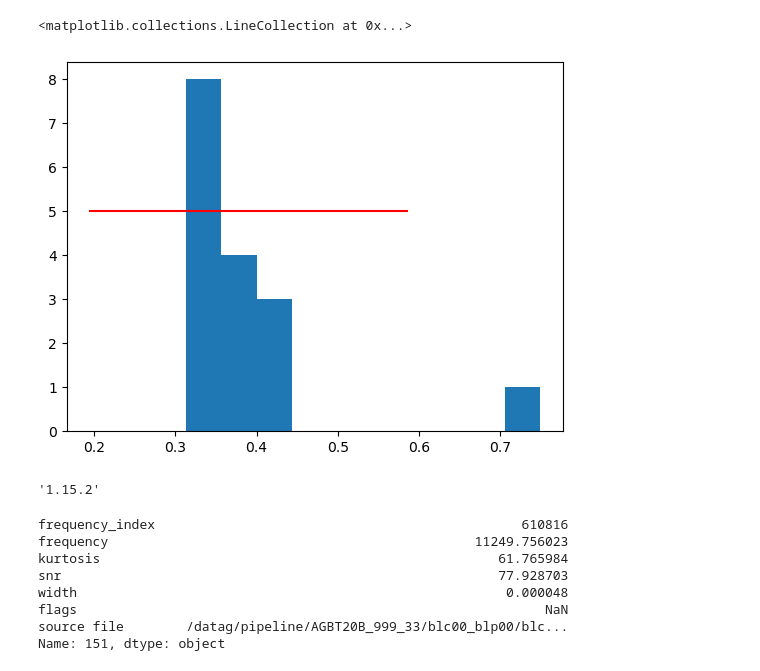
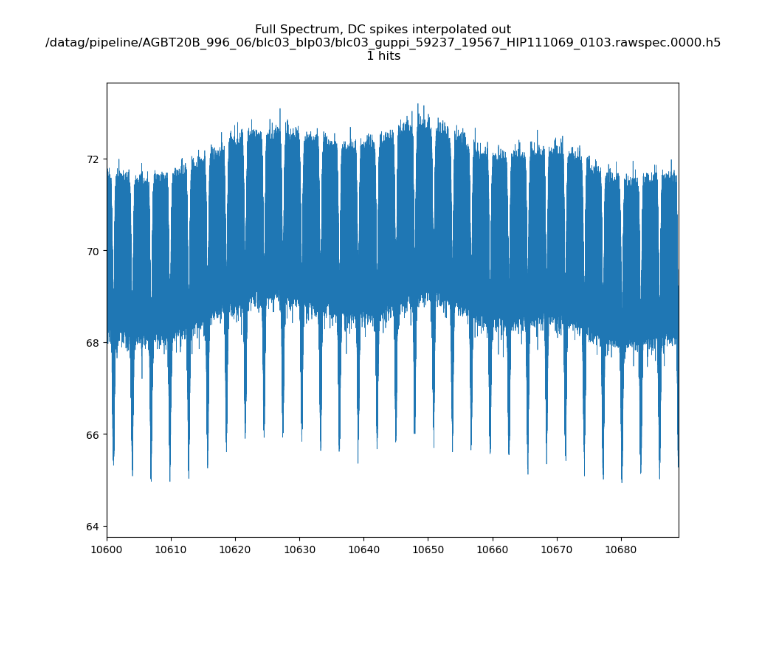
Before and after one commit to andres-luengo/bart, a Jupyter notebook: experiments/inspect_hits.ipynb, the cells around one changed output. Saved outputs shown, nothing was run; the diff lists cells and outputs as text; code cells hidden in the pictures; blank space fills up the shorter version.

Commit message:
look at full spectrum

```diff
--- a/experiments/inspect_hits.ipynb
+++ b/experiments/inspect_hits.ipynb
@@ -288,11 +252,0 @@ clipped_snrs, _, _ = scipy.stats.sigmaclip(snrs, 2, 2)
-# %%
-clipped_snrs.shape
-plt.hist(snrs)
-plt.hlines(5, np.mean(snrs) - 2*np.std(snrs), np.mean(snrs) + 2*np.std(snrs), color='red')
-# %% [output]
-<matplotlib.collections.LineCollection at 0x...>
-[figure, removed]
-# %%
-scipy.__version__
-# %% [output]
-'1.15.2'
@@ -306,0 +257,21 @@ def save_hit_fig(hit, title=None, filename='image.png'):
+# %%
+strip = 10 * np.log10(f['data'][8, 0, :])
+for i in range(nfpc//2, len(strip), nfpc):
+    strip[i] = (strip[i-1] + strip[i+1]) / 2
+
+freqs = np.linspace(fch1, fch1 + foff*nchans, len(strip))
+# %%
+fig = plt.figure(figsize=(10, 8))
+fig.suptitle(f'Full Spectrum, DC spikes interpolated out\n{f.filename}\n{len(df):,} hits')
+
+ax = fig.add_subplot()
+
+ax.plot(freqs, strip, linewidth=0.5)
+if meta.get('min_freq') is not None:
+    ax.set_xlim(left=max(meta['min_freq'], fch1 + foff*nchans))
+if meta.get('max_freq') is not None:
+    ax.set_xlim(right=min(meta['max_freq'], fch1))
+
+fig.savefig(OUTDIR/'spectrum.png', transparent=False)
+# %% [output]
+[figure, added]
@@ -325,11 +302,0 @@ for i, (idx, bright_hit) in enumerate(bright_df.iterrows()):
-# %%
-normal_hit
-# %% [output]
-frequency_index                                               610816
-frequency                                               11249.756023
-kurtosis                                                   61.765984
-snr                                                        77.928703
-width                                                       0.000048
-flags                                                            NaN
-source file        /datag/pipeline/AGBT20B_999_33/blc00_blp00/blc...
-Name: 151, dtype: object
```
Also changed, not shown: parts of 30 cells of this notebook, 1 other file.
